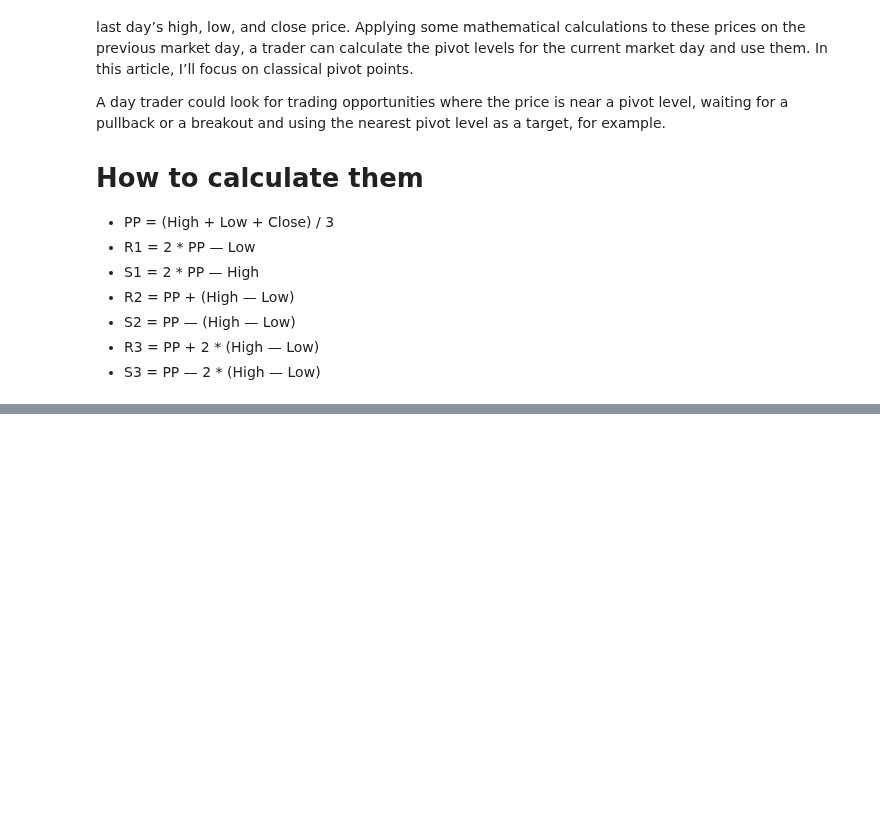
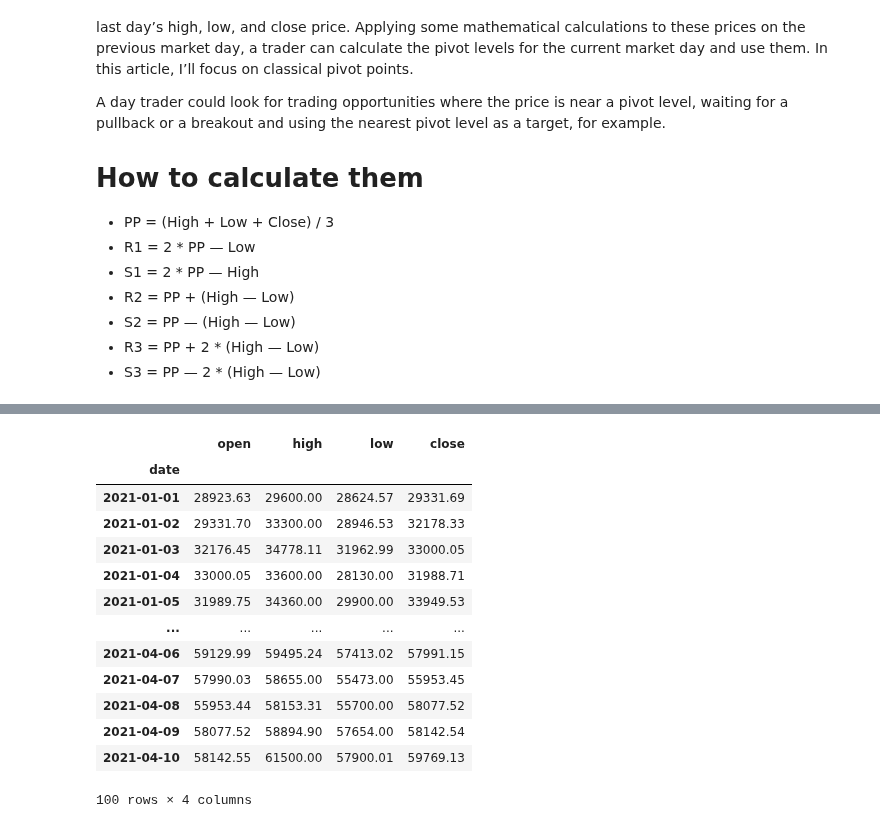
Before and after one commit to petarkabashki/pk-crypto-tools, a Jupyter notebook: MiniZinc/experiments.ipynb, the cells around one changed output, grey strips where cells are left out. Drawn from its saved outputs; the diff is of its cells as text; code cells hidden in the pictures; blank space fills up the shorter version.

```diff
--- a/MiniZinc/experiments.ipynb
+++ b/MiniZinc/experiments.ipynb
@@ -1174,0 +1200,11 @@ A day trader could look for trading opportunities where the price is near a pivo
+# %%
+# Load candles
+odf = pd.read_json(r'../freq-user-data/data/binance/BTC_USDT-1d.json').dropna()
+odf.columns = ['timestamp', 'open', 'high', 'low', 'close', 'volume']
+
+odf['date'] = pd.to_datetime(odf['timestamp'], unit='ms', utc=False)
+# odf['idate'] = odf.date.dt.strftime('%Y%m%d')
+odf.set_index(pd.DatetimeIndex(odf["date"]), inplace=True, drop=True)
+# odf = odf.sort_index()
+odf = odf[['open', 'high', 'low', 'close']]
+odf.head(3)
@@ -1174,0 +1217,20 @@ A day trader could look for trading opportunities where the price is near a pivo
+# %%
+wdf = odf.iloc[:100]#.set_axis(labels=map(str.capitalize, wdf.columns), axis=1,copy=True)
+# wdf.set_axis(labels=map(str.capitalize, wdf.columns), axis=1,copy=True)
+wdf
+# candles
+# %% [output]
+|  | open | high | low | close |
+| date |  |  |  |  |
+| 2021-01-01 | 28923.63 | 29600.00 | 28624.57 | 29331.69 |
+| 2021-01-02 | 29331.70 | 33300.00 | 28946.53 | 32178.33 |
+| 2021-01-03 | 32176.45 | 34778.11 | 31962.99 | 33000.05 |
+| 2021-01-04 | 33000.05 | 33600.00 | 28130.00 | 31988.71 |
+| 2021-01-05 | 31989.75 | 34360.00 | 29900.00 | 33949.53 |
+| ... | ... | ... | ... | ... |
+| 2021-04-06 | 59129.99 | 59495.24 | 57413.02 | 57991.15 |
+| 2021-04-07 | 57990.03 | 58655.00 | 55473.00 | 55953.45 |
+| 2021-04-08 | 55953.44 | 58153.31 | 55700.00 | 58077.52 |
+| 2021-04-09 | 58077.52 | 58894.90 | 57654.00 | 58142.54 |
+| 2021-04-10 | 58142.55 | 61500.00 | 57900.01 | 59769.13 |
+100 rows × 4 columns
```
Also changed, not shown: parts of 10 cells of this notebook, 1 other file.
